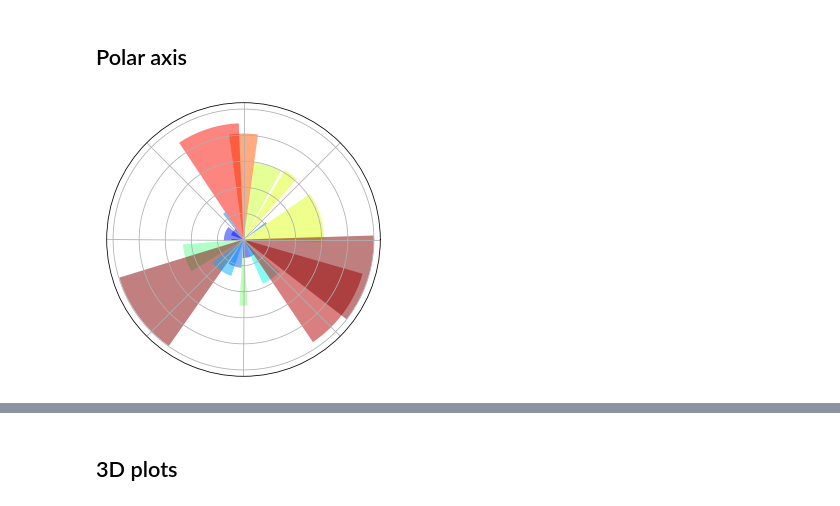
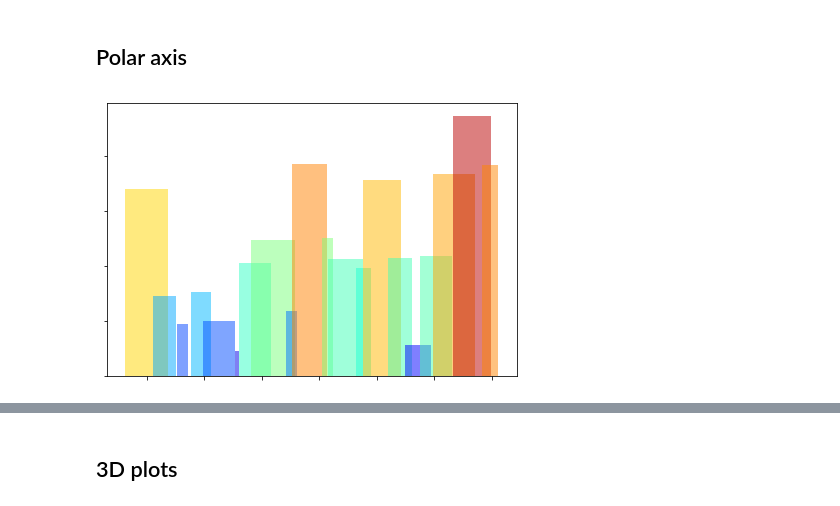
Before and after one commit to matthiaskoenig/itbtechtalks, a Jupyter notebook: talks/08_matplotlib/matplotlib.ipynb, the cells around one changed output, grey strips where cells are left out. Saved outputs shown, nothing was run; the diff lists cells and outputs as text; code cells hidden in the pictures.

```diff
--- a/talks/08_matplotlib/matplotlib.ipynb
+++ b/talks/08_matplotlib/matplotlib.ipynb
@@ -326,22 +346,22 @@ plt.show()
 # %%
 import numpy as np
 import matplotlib.pyplot as plt
 
-ax = plt.axes([0.025,0.025,0.95,0.95], polar=True)
+ax = plt.axes([0.025,0.025,0.95,0.95])
 
 N = 20
 theta = np.arange(0.0, 2*np.pi, 2*np.pi/N)
 radii = 10*np.random.rand(N)
 width = np.pi/4*np.random.rand(N)
 bars = plt.bar(theta, radii, width=width, bottom=0.0)
 
 for r,bar in zip(radii, bars):
     bar.set_facecolor(plt.cm.jet(r/10.))
     bar.set_alpha(0.5)
 
 ax.set_xticklabels([])
 ax.set_yticklabels([])
 # savefig('../figures/polar_ex.png',dpi=48)
 plt.show()
 # %% [output]
-[figure, old version]
+[figure, new version]
```
Also changed, not shown: parts of 7 cells of this notebook.
